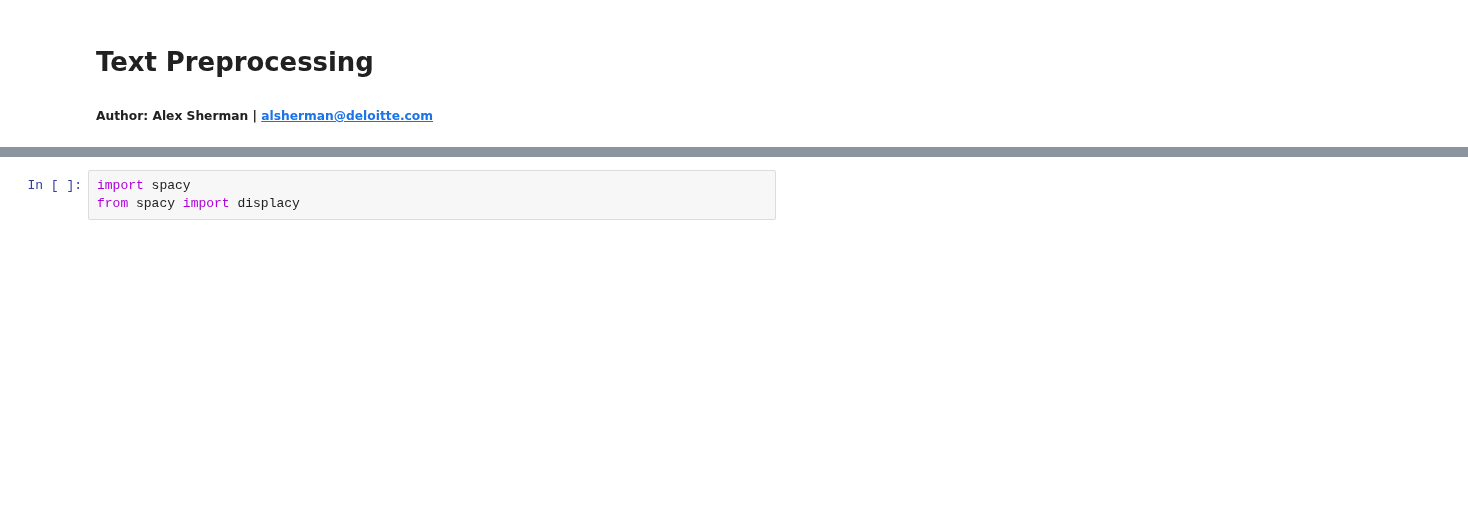
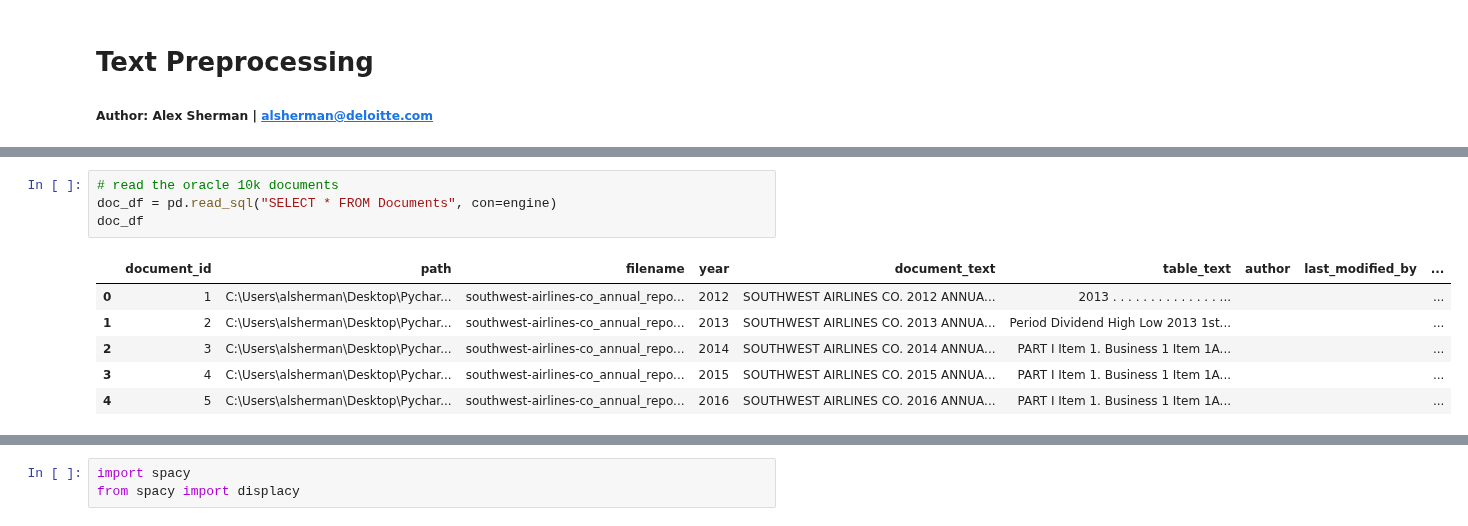
Before and after one commit to Alexjmsherman/nlp_practicum_original, a Jupyter notebook: lessons/lesson7_text_preprocessing/text_preprocessing_solution.ipynb, the cells around one changed output, grey strips where cells are left out. Drawn from its saved outputs; the diff is of its cells as text; blank space fills up the shorter version.

```diff
--- a/lessons/lesson7_text_preprocessing/text_preprocessing_solution.ipynb
+++ b/lessons/lesson7_text_preprocessing/text_preprocessing_solution.ipynb
@@ -44,0 +36,11 @@ df.head(25)
+# %%
+# read the oracle 10k documents
+doc_df = pd.read_sql("SELECT * FROM Documents", con=engine)
+doc_df
+# %% [output]
+|  | document_id | path | filename | year | document_text | table_text | author | last_modified_by | ... |
+| 0 | 1 | C:\Users\alsherman\Desktop\Pychar... | southwest-airlines-co_annual_repo... | 2012 | SOUTHWEST AIRLINES CO. 2012 ANNUA... | 2013 . . . . . . . . . . . . . . ... |  |  | ... |
+| 1 | 2 | C:\Users\alsherman\Desktop\Pychar... | southwest-airlines-co_annual_repo... | 2013 | SOUTHWEST AIRLINES CO. 2013 ANNUA... | Period Dividend High Low 2013 1st... |  |  | ... |
+| 2 | 3 | C:\Users\alsherman\Desktop\Pychar... | southwest-airlines-co_annual_repo... | 2014 | SOUTHWEST AIRLINES CO. 2014 ANNUA... | PART I Item 1. Business 1 Item 1A... |  |  | ... |
+| 3 | 4 | C:\Users\alsherman\Desktop\Pychar... | southwest-airlines-co_annual_repo... | 2015 | SOUTHWEST AIRLINES CO. 2015 ANNUA... | PART I Item 1. Business 1 Item 1A... |  |  | ... |
+| 4 | 5 | C:\Users\alsherman\Desktop\Pychar... | southwest-airlines-co_annual_repo... | 2016 | SOUTHWEST AIRLINES CO. 2016 ANNUA... | PART I Item 1. Business 1 Item 1A... |  |  | ... |
```
Also changed, not shown: parts of 49 cells of this notebook, 3 other files.
